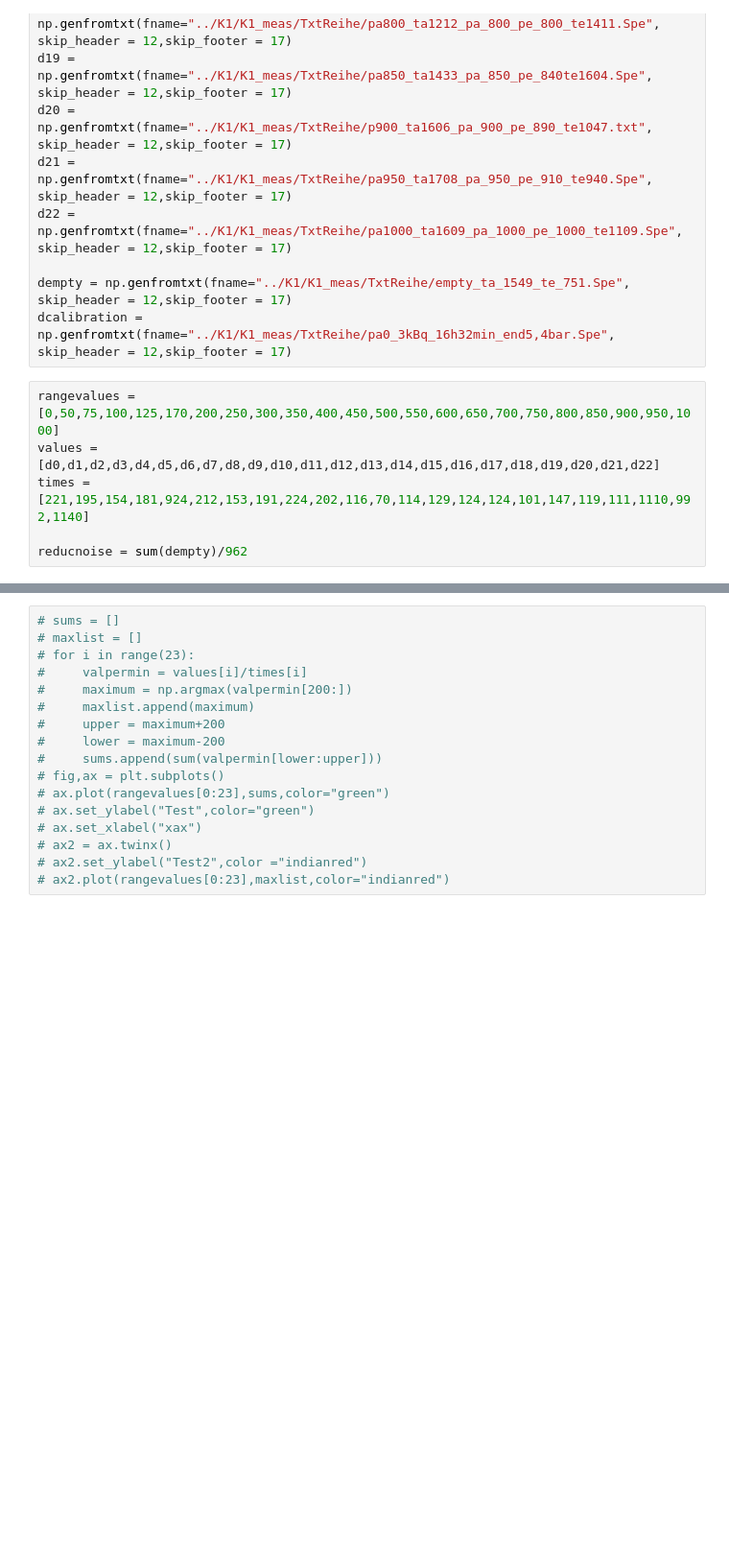
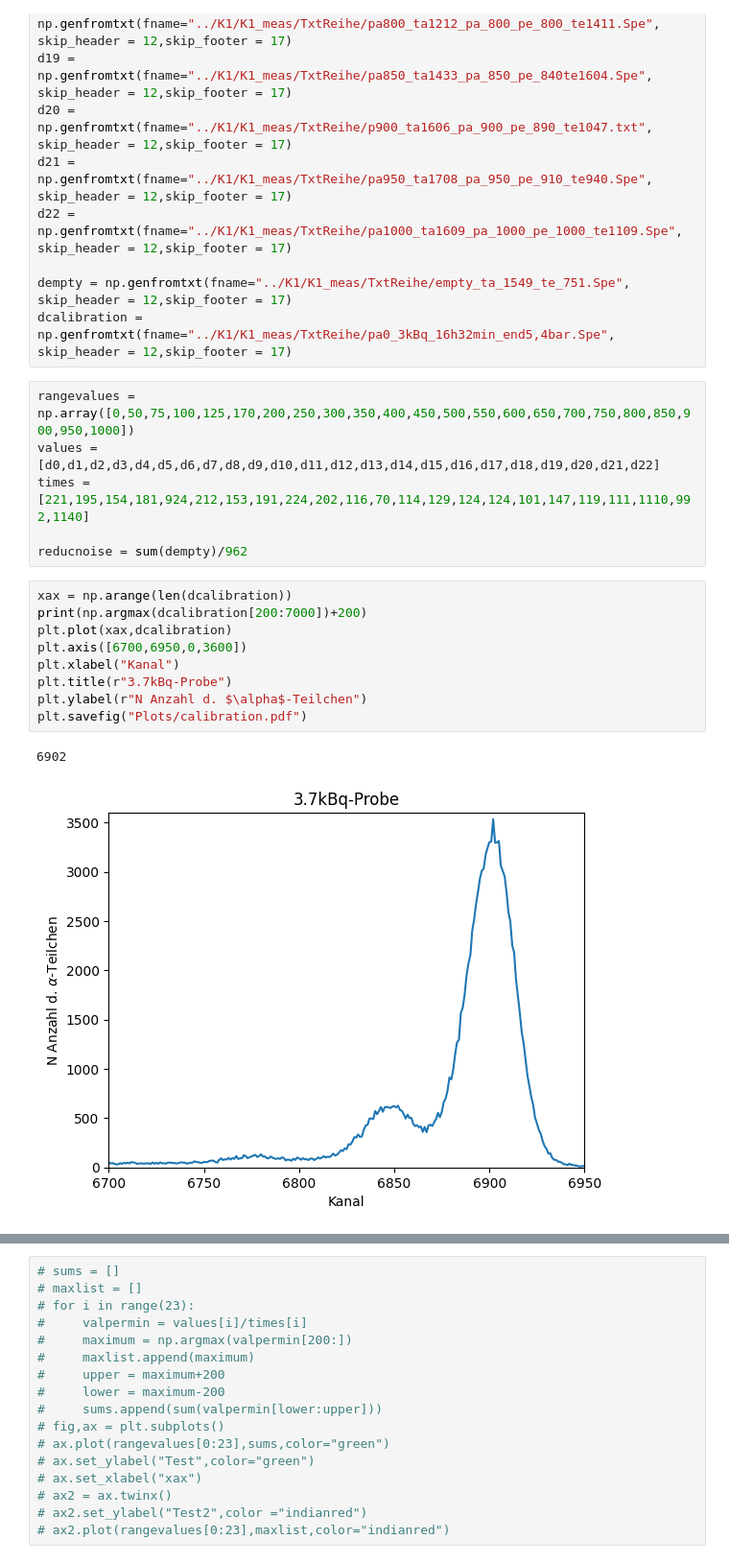
Before and after one commit to CaptainNikon/PPF-Uni-Potsdam, a Jupyter notebook: K1/calc.ipynb, the cells around one changed output, grey strips where cells are left out. Shown: that part at 96% size. Cells and saved outputs as stored; diff of their text form; blank space fills up the shorter version.

```diff
--- a/K1/calc.ipynb
+++ b/K1/calc.ipynb
@@ -30,8 +30,20 @@ d22 = np.genfromtxt(fname="../K1/K1_meas/TxtReihe/pa1000_ta1609_pa_1000_pe_1000_
 dempty = np.genfromtxt(fname="../K1/K1_meas/TxtReihe/empty_ta_1549_te_751.Spe", skip_header = 12,skip_footer = 17)
 dcalibration = np.genfromtxt(fname="../K1/K1_meas/TxtReihe/pa0_3kBq_16h32min_end5,4bar.Spe", skip_header = 12,skip_footer = 17)
 # %%
-rangevalues = [0,50,75,100,125,170,200,250,300,350,400,450,500,550,600,650,700,750,800,850,900,950,1000]
+rangevalues = np.array([0,50,75,100,125,170,200,250,300,350,400,450,500,550,600,650,700,750,800,850,900,950,1000])
 values = [d0,d1,d2,d3,d4,d5,d6,d7,d8,d9,d10,d11,d12,d13,d14,d15,d16,d17,d18,d19,d20,d21,d22]
 times = [221,195,154,181,924,212,153,191,224,202,116,70,114,129,124,124,101,147,119,111,1110,992,1140]
 
 reducnoise = sum(dempty)/962
+# %%
+xax = np.arange(len(dcalibration))
+print(np.argmax(dcalibration[200:7000])+200)
+plt.plot(xax,dcalibration)
+plt.axis([6700,6950,0,3600])
+plt.xlabel("Kanal")
+plt.title(r"3.7kBq-Probe")
+plt.ylabel(r"N Anzahl d. $\alpha$-Teilchen")
+plt.savefig("Plots/calibration.pdf")
+# %% [output]
+6902
+[figure, added]
```
Also changed, not shown: parts of 9 cells of this notebook, 7 other files.
